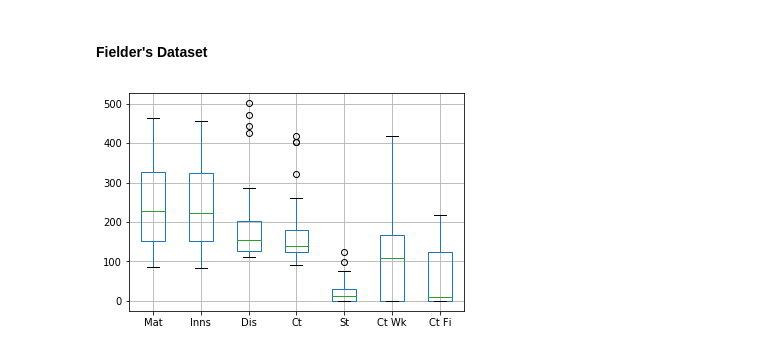
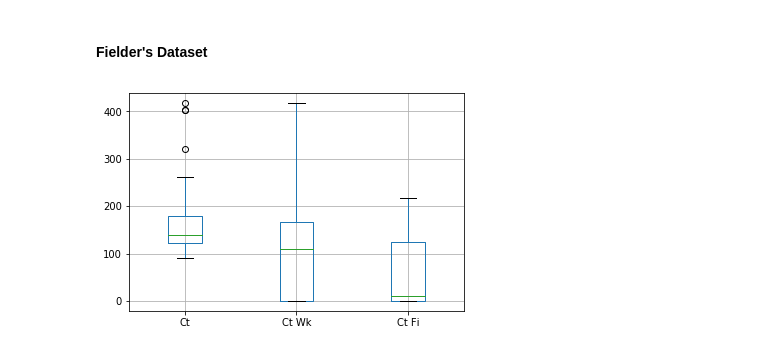
Before and after one commit to snhnBolt/practice, a Jupyter notebook: ML.ipynb, the cells around one changed output. Drawn from its saved outputs; the diff is of its cells as text; code cells hidden in the pictures.

```diff
--- a/ML.ipynb
+++ b/ML.ipynb
@@ -493,6 +501,6 @@ batters[['Mat', 'Inns', 'NO', 'HS', 'Ave', 'SR', '100', '50', '0']].boxplot();
 # %% [markdown]
 #### Fielder's Dataset
 # %%
-fielders[['Mat', 'Inns', 'Dis', 'Ct', 'St', 'Ct Wk', 'Ct Fi']].boxplot();
+fielders[['Ct', 'Ct Wk', 'Ct Fi']].boxplot();
 # %% [output]
-[figure, old version]
+[figure, new version]
```
Also changed, not shown: parts of 8 cells of this notebook, 3 other files.
